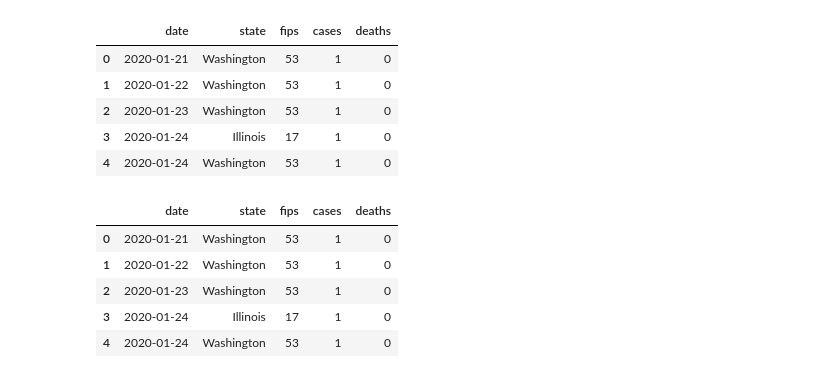
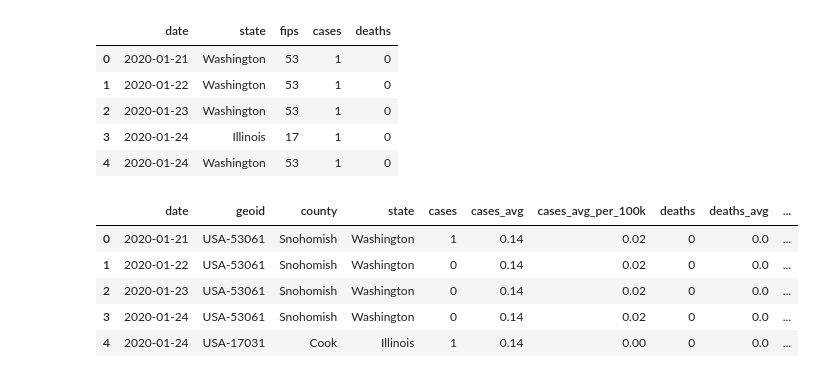
Before and after one commit to AM-Mahon/data-mining-semester-project, a Jupyter notebook: Data Cleaning Template.ipynb, the cells around one changed output. Cells and saved outputs as stored; diff of their text form; code cells hidden in the pictures.

```diff
--- a/Data Cleaning Template.ipynb
+++ b/Data Cleaning Template.ipynb
@@ -121,16 +188,17 @@ dfStateC19Death.head()
 | 4 | 2020-01-24 | Washington | 53 | 1 | 0 |
 # %%
 #county death data covid19
-file_path6 = '../data-mining-semester-project/data/countyCOVIDdeath.csv'
+file_path6 = '../data-mining-semester-project/data/us-counties.csv'
+# drop anything not a southern state
 dfCountyC19Death = pd.read_csv(file_path6)
 dfCountyC19Death.head()
 # %% [output]
-|  | date | state | fips | cases | deaths |
-| 0 | 2020-01-21 | Washington | 53 | 1 | 0 |
-| 1 | 2020-01-22 | Washington | 53 | 1 | 0 |
-| 2 | 2020-01-23 | Washington | 53 | 1 | 0 |
-| 3 | 2020-01-24 | Illinois | 17 | 1 | 0 |
-| 4 | 2020-01-24 | Washington | 53 | 1 | 0 |
+|  | date | geoid | county | state | cases | cases_avg | cases_avg_per_100k | deaths | deaths_avg | ... |
+| 0 | 2020-01-21 | USA-53061 | Snohomish | Washington | 1 | 0.14 | 0.02 | 0 | 0.0 | ... |
+| 1 | 2020-01-22 | USA-53061 | Snohomish | Washington | 0 | 0.14 | 0.02 | 0 | 0.0 | ... |
+| 2 | 2020-01-23 | USA-53061 | Snohomish | Washington | 0 | 0.14 | 0.02 | 0 | 0.0 | ... |
+| 3 | 2020-01-24 | USA-53061 | Snohomish | Washington | 0 | 0.14 | 0.02 | 0 | 0.0 | ... |
+| 4 | 2020-01-24 | USA-17031 | Cook | Illinois | 1 | 0.14 | 0.00 | 0 | 0.0 | ... |
 # %%
 # death data for type of drug
 # VSRR_Provisional_Drug_Overdose_Death_Counts.csv
```
Also changed, not shown: parts of 6 cells of this notebook.
